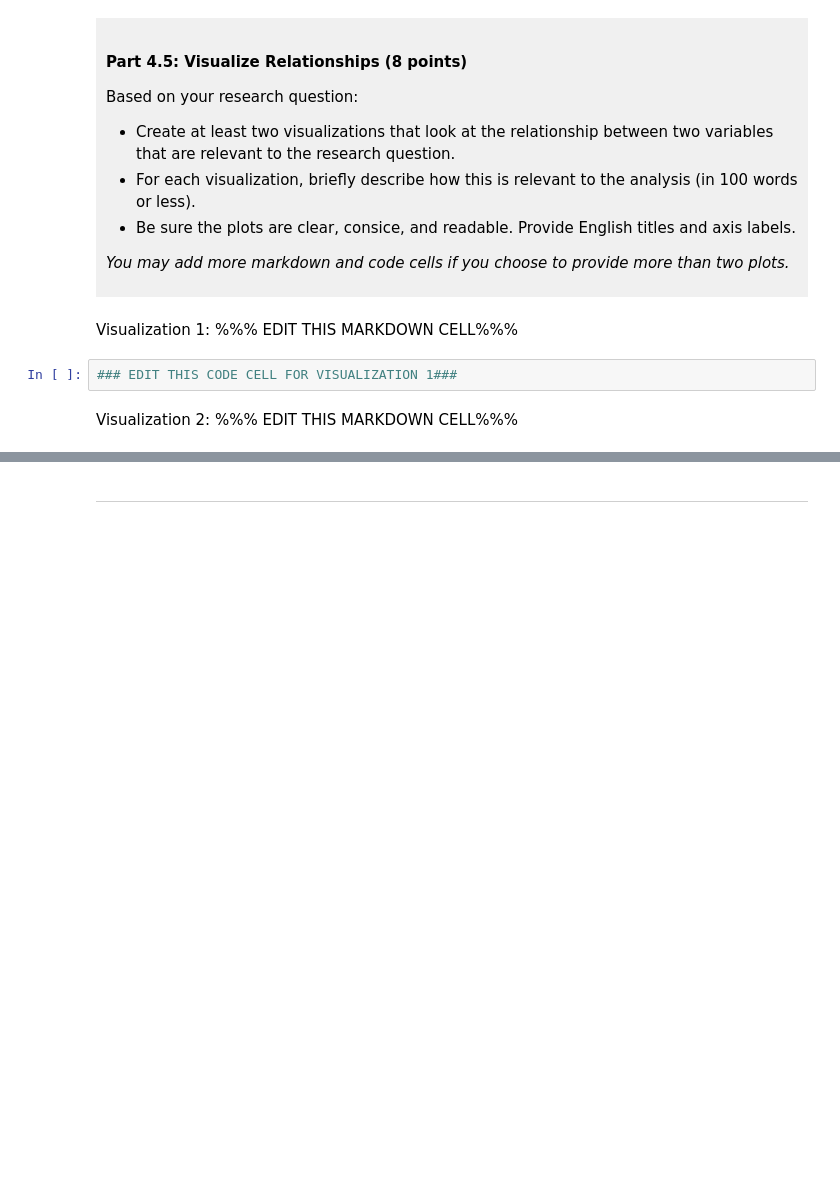
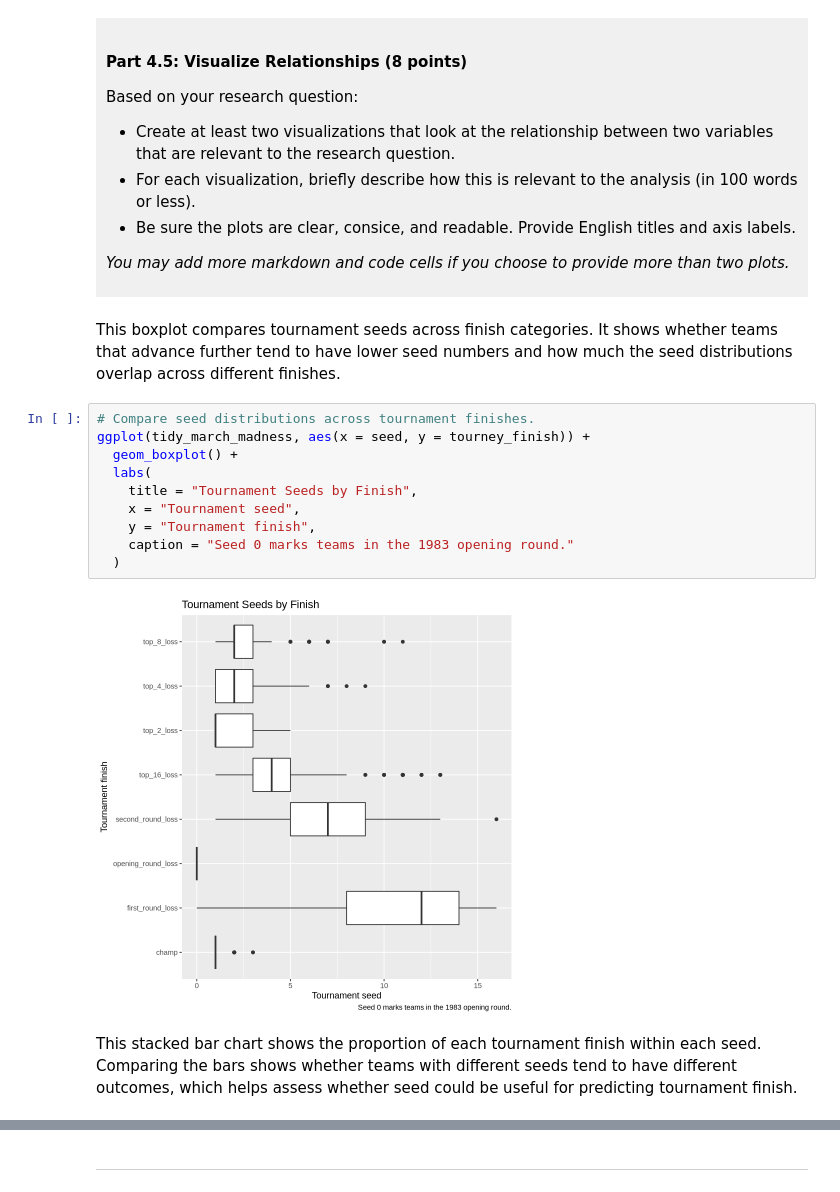
Before and after one commit to DYyye/dsci-100-project-danny-duan, a Jupyter notebook: dsci-100-project-notebook.ipynb, the cells around one changed output, grey strips where cells are left out. Cells and saved outputs as stored; diff of their text form; blank space fills up the shorter version.

```diff
--- a/dsci-100-project-notebook.ipynb
+++ b/dsci-100-project-notebook.ipynb
@@ -273,9 +374,19 @@ Based on your research question:
 *You may add more markdown and code cells if you choose to provide more than two plots.*
 </div>
 # %% [markdown]
-Visualization 1: %%% EDIT THIS MARKDOWN CELL%%%
+This boxplot compares tournament seeds across finish categories. It shows whether teams that advance further tend to have lower seed numbers and how much the seed distributions overlap across different finishes.
 # %%
-### EDIT THIS CODE CELL FOR VISUALIZATION 1###
+# Compare seed distributions across tournament finishes.
+ggplot(tidy_march_madness, aes(x = seed, y = tourney_finish)) +
+  geom_boxplot() +
+  labs(
+    title = "Tournament Seeds by Finish",
+    x = "Tournament seed",
+    y = "Tournament finish",
+    caption = "Seed 0 marks teams in the 1983 opening round."
+  )
+# %% [output]
+[figure, added]
 # %% [markdown]
-Visualization 2: %%% EDIT THIS MARKDOWN CELL%%%
+This stacked bar chart shows the proportion of each tournament finish within each seed. Comparing the bars shows whether teams with different seeds tend to have different outcomes, which helps assess whether seed could be useful for predicting tournament finish.
 # %%
```
Also changed, not shown: parts of 11 cells of this notebook.
